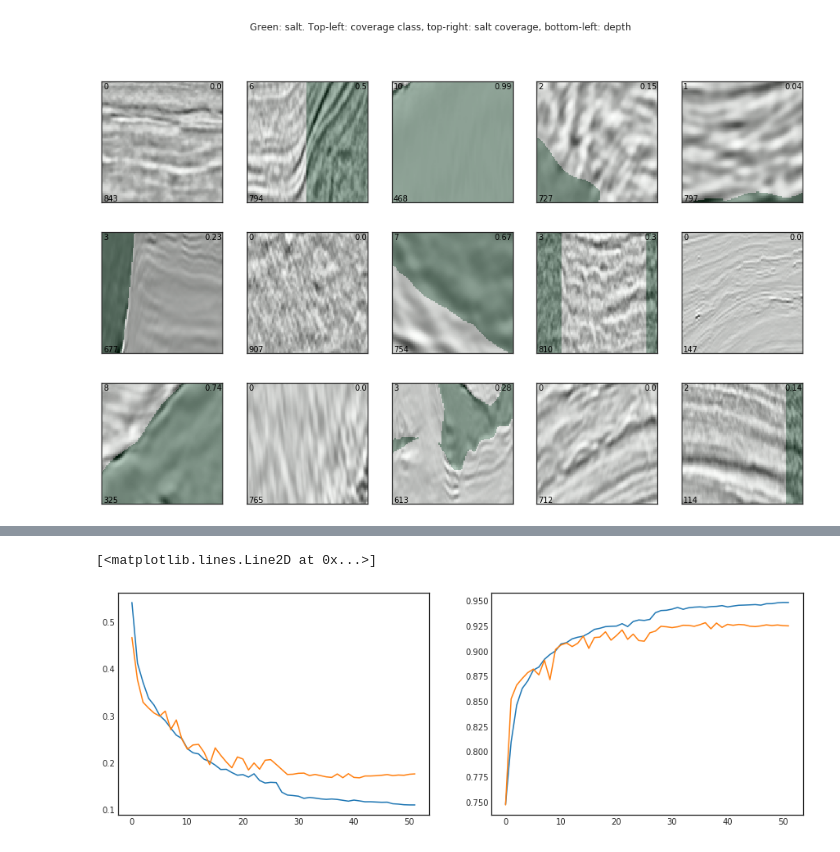
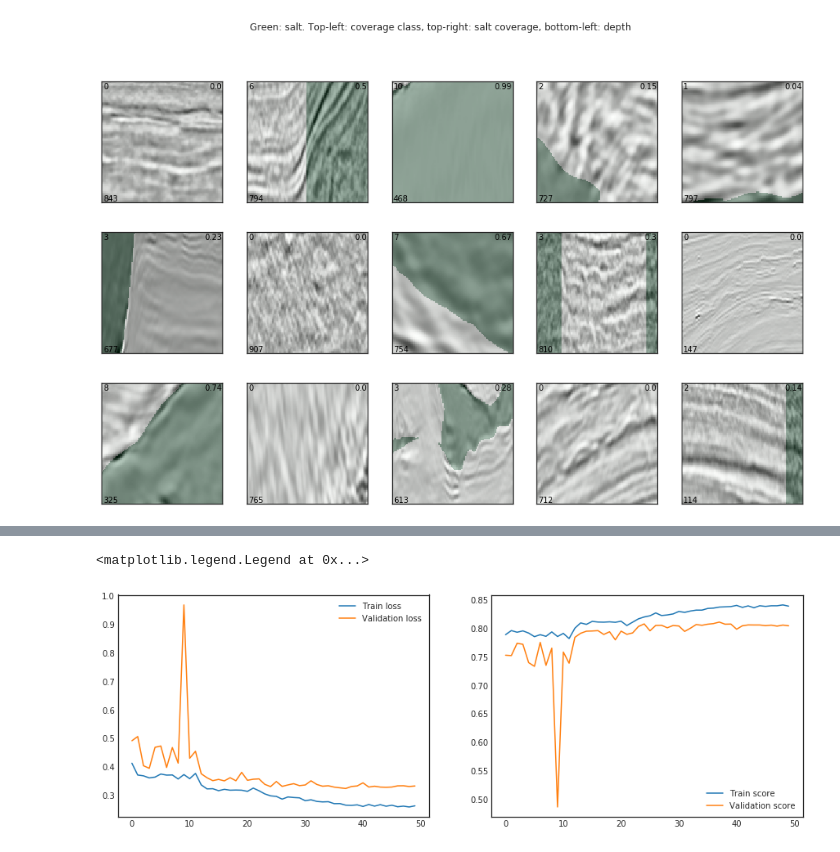
Before and after one commit to msalvaris/ksalt, a Jupyter notebook: notebooks/Model.ipynb, the cells around one changed output, grey strips where cells are left out. Saved outputs shown, nothing was run; the diff lists cells and outputs as text; code cells hidden in the pictures.

```diff
--- a/notebooks/Model.ipynb
+++ b/notebooks/Model.ipynb
@@ -176,16 +264,38 @@ y_train = np.append(y_train, [np.fliplr(x) for x in y_train], axis=0)
+# %%
+input_x = model_stage1.layers[0].input
+
+output_layer = model_stage1.layers[-1].input
+model = Model(input_x, output_layer)
+c = optimizers.adam(lr = 0.01)
+
+# lovasz_loss need input range (-∞，+∞), so cancel the last "sigmoid" activation
+# Then the default threshod for pixel prediction is 0 instead of 0.5, as in my_iou_metric_2.
+model.compile(loss=lovasz_loss, optimizer=c, metrics=[my_iou_metric_2])
 # %%
-model_filepath=os.path.join(model_path(), 'keras.model')
-early_stopping = EarlyStopping(patience=10, verbose=1)
-model_checkpoint = ModelCheckpoint(model_filepath, save_best_only=True, verbose=1)
-reduce_lr = ReduceLROnPlateau(factor=0.1, patience=5, min_lr=0.00001, verbose=1)
-
-epochs = 200
+model_filepath=os.path.join(model_path(), 'stage2_keras.model')
+early_stopping = EarlyStopping(monitor='val_my_iou_metric_2',
+                               mode = 'max',
+                               patience=20,
+                               verbose=1)
+model_checkpoint = ModelCheckpoint(model_filepath,
+                                   monitor='val_my_iou_metric_2',
+                                   mode = 'max',
+                                   save_best_only=True,
+                                   verbose=1)
+reduce_lr = ReduceLROnPlateau(monitor='val_my_iou_metric_2',
+                              mode = 'max',
+                              factor=0.5,
+                              patience=5,
+                              min_lr=0.0001,
+                              verbose=1)
+epochs = 50
 batch_size = 32
 
 history = model.fit(x_train, y_train,
                     validation_data=[x_valid, y_valid],
                     epochs=epochs,
                     batch_size=batch_size,
-                    callbacks=[early_stopping, model_checkpoint, reduce_lr])
+                    callbacks=[ model_checkpoint,reduce_lr,early_stopping],
+                    verbose=2)
 # %% [output]
 Train on 6400 samples, validate on 800 samples
@@ -197,10 +318,12 @@ Epoch 2/200
 # %%
-fig, (ax_loss, ax_acc) = plt.subplots(1, 2, figsize=(15,5))
+fig, (ax_loss, ax_score) = plt.subplots(1, 2, figsize=(15,5))
 ax_loss.plot(history.epoch, history.history["loss"], label="Train loss")
 ax_loss.plot(history.epoch, history.history["val_loss"], label="Validation loss")
-ax_acc.plot(history.epoch, history.history["acc"], label="Train accuracy")
-ax_acc.plot(history.epoch, history.history["val_acc"], label="Validation accuracy")
+ax_loss.legend()
+ax_score.plot(history.epoch, history.history["my_iou_metric_2"], label="Train score")
+ax_score.plot(history.epoch, history.history["val_my_iou_metric_2"], label="Validation score")
+ax_score.legend()
 # %% [output]
-[<matplotlib.lines.Line2D at 0x...>]
+<matplotlib.legend.Legend at 0x...>
-[figure, old version]
+[figure, new version]
 # %%
```
Also changed, not shown: parts of 28 cells of this notebook.
